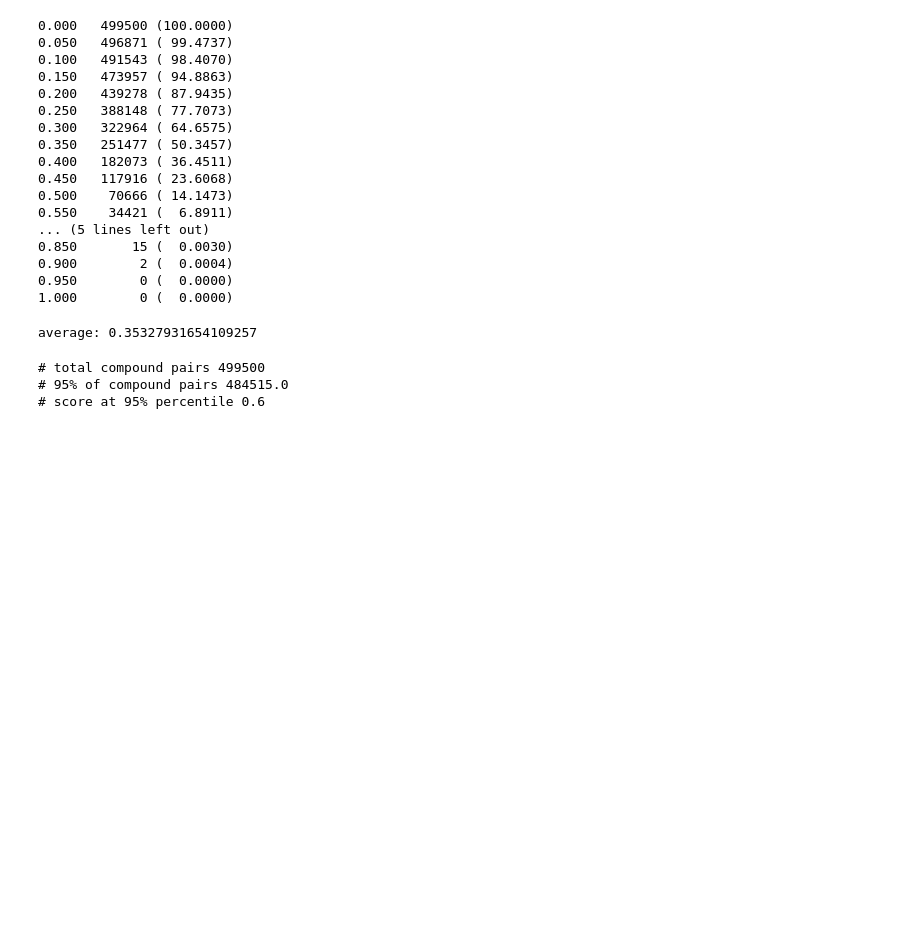
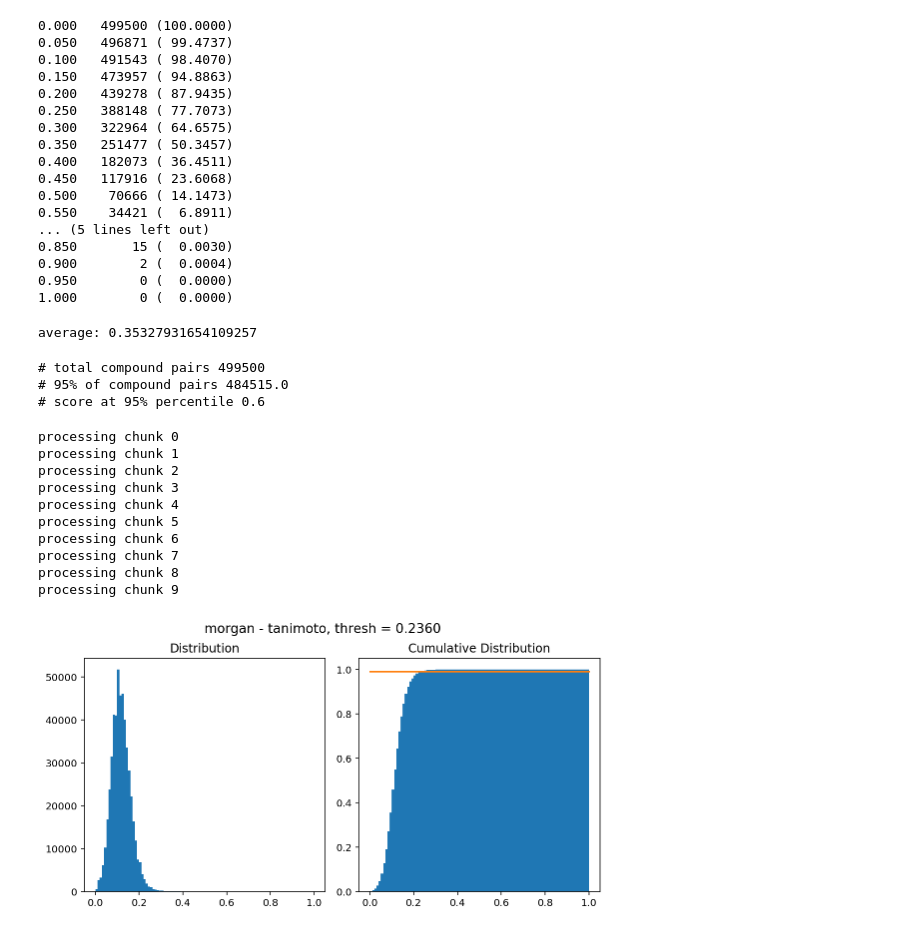
Before and after one commit to eking2/olcc_notebooks, a Jupyter notebook: assignment_6.ipynb, the cells around one changed output. Saved outputs shown, nothing was run; the diff lists cells and outputs as text; code cells hidden in the pictures; blank space fills up the shorter version.

```diff
--- a/assignment_6.ipynb
+++ b/assignment_6.ipynb
@@ -434,0 +598,14 @@ print('# score at 95% percentile', scores[round(len(scores) * 0.97)])
+# %%
+ex_3a('morgan', 'tanimoto')
+# %% [output]
+processing chunk 0
+processing chunk 1
+processing chunk 2
+processing chunk 3
+processing chunk 4
+processing chunk 5
+processing chunk 6
+processing chunk 7
+processing chunk 8
+processing chunk 9
+[figure, added]
```
Also changed, not shown: parts of 9 cells of this notebook.
